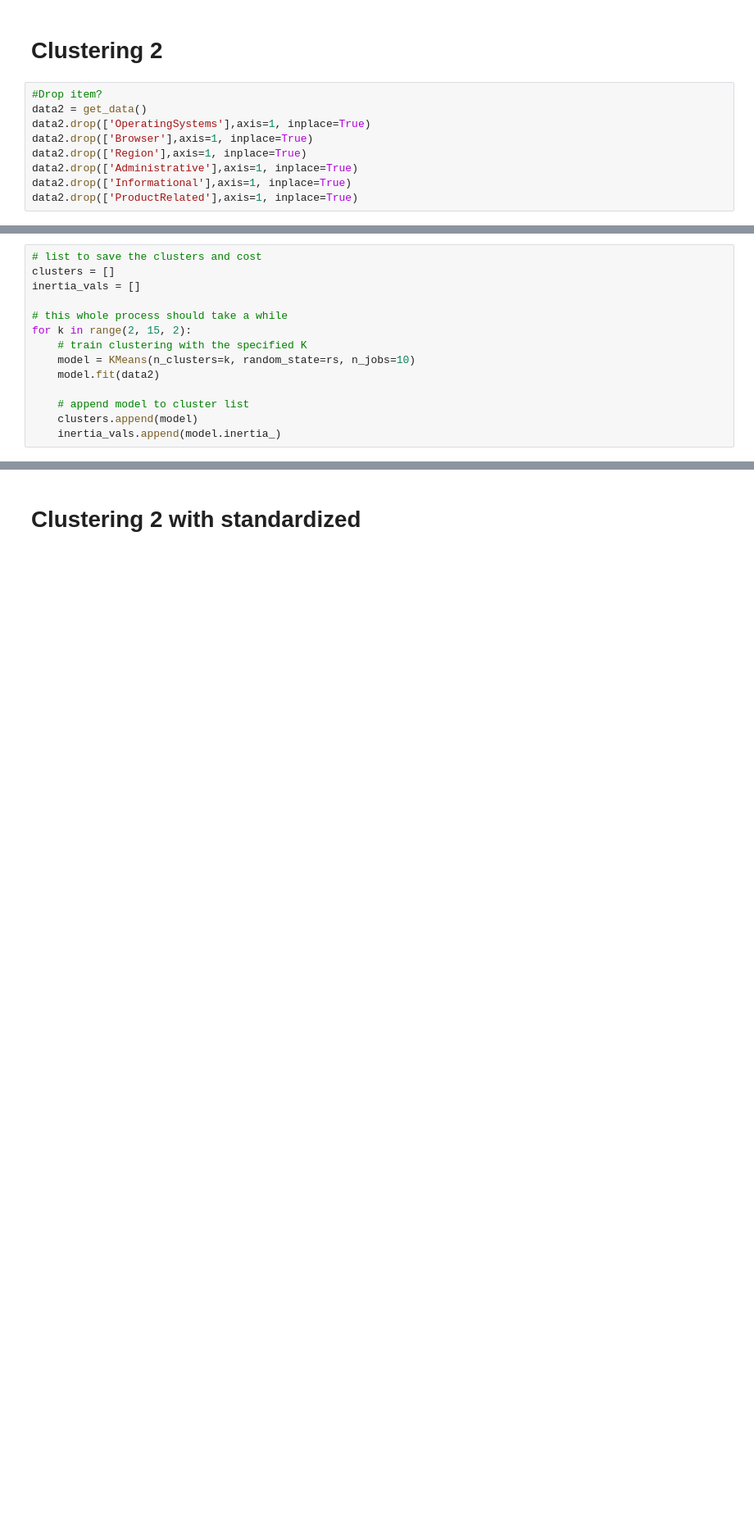
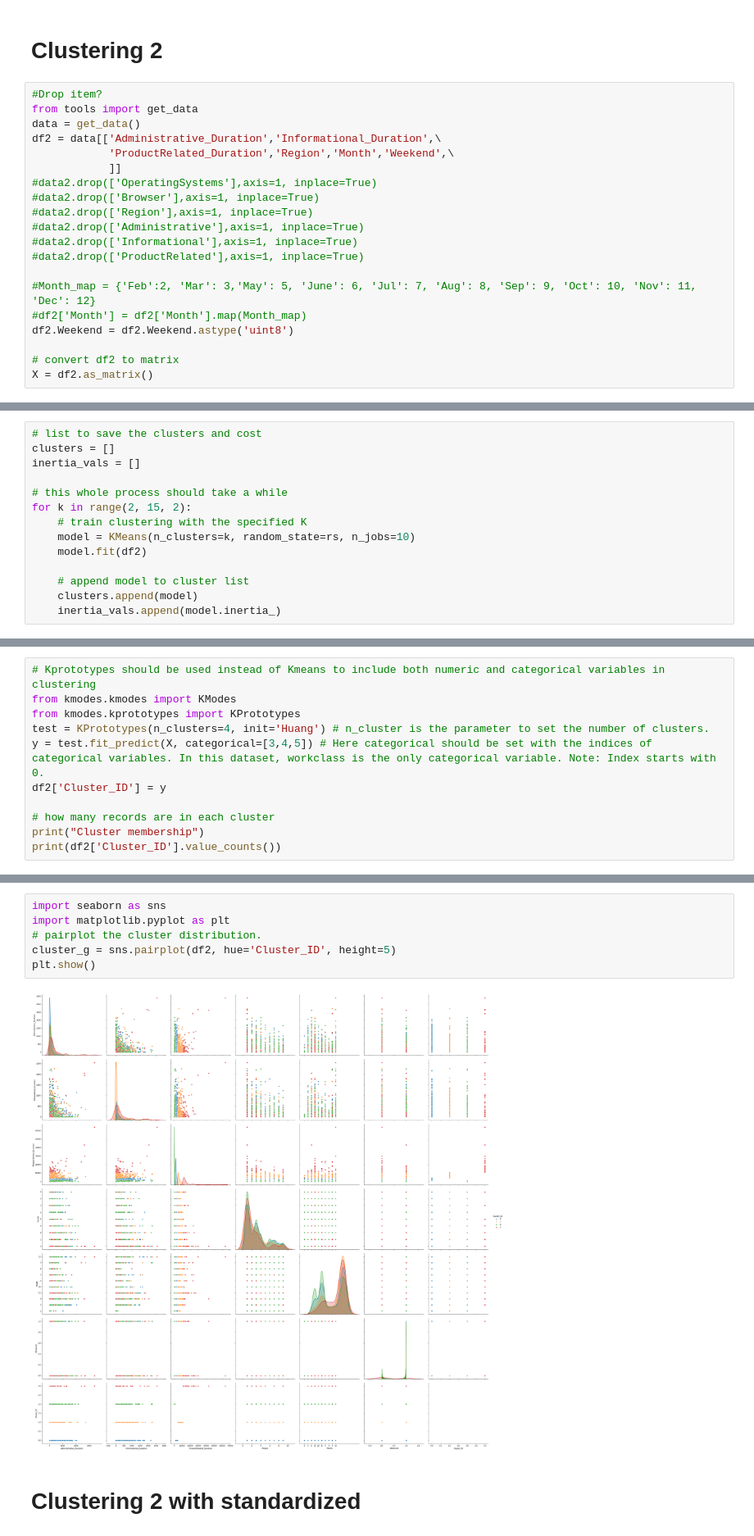
Before and after one commit to kminu/IFN_645, a Jupyter notebook: CaseStudy_2/Clustering.ipynb, the cells around one changed output, grey strips where cells are left out. Shown at 82% size. Saved outputs shown, nothing was run; the diff lists cells and outputs as text; blank space fills up the shorter version.

```diff
--- a/CaseStudy_2/Clustering.ipynb
+++ b/CaseStudy_2/Clustering.ipynb
@@ -577,10 +513,21 @@ data
 # Clustering 2
 # %%
 #Drop item?
-data2 = get_data()
-data2.drop(['OperatingSystems'],axis=1, inplace=True)
-data2.drop(['Browser'],axis=1, inplace=True)
-data2.drop(['Region'],axis=1, inplace=True)
-data2.drop(['Administrative'],axis=1, inplace=True)
-data2.drop(['Informational'],axis=1, inplace=True)
-data2.drop(['ProductRelated'],axis=1, inplace=True)
+from tools import get_data
+data = get_data()
+df2 = data[['Administrative_Duration','Informational_Duration',\
+            'ProductRelated_Duration','Region','Month','Weekend',\
+            ]]
+#data2.drop(['OperatingSystems'],axis=1, inplace=True)
+#data2.drop(['Browser'],axis=1, inplace=True)
+#data2.drop(['Region'],axis=1, inplace=True)
+#data2.drop(['Administrative'],axis=1, inplace=True)
+#data2.drop(['Informational'],axis=1, inplace=True)
+#data2.drop(['ProductRelated'],axis=1, inplace=True)
+
+#Month_map = {'Feb':2, 'Mar': 3,'May': 5, 'June': 6, 'Jul': 7, 'Aug': 8, 'Sep': 9, 'Oct': 10, 'Nov': 11, 'Dec': 12}
+#df2['Month'] = df2['Month'].map(Month_map)
+df2.Weekend = df2.Weekend.astype('uint8')
+
+# convert df2 to matrix
+X = df2.as_matrix()
@@ -645,7 +549,7 @@ inertia_vals = []
 for k in range(2, 15, 2):
     # train clustering with the specified K
     model = KMeans(n_clusters=k, random_state=rs, n_jobs=10)
-    model.fit(data2)
+    model.fit(df2)
 
     # append model to cluster list
     clusters.append(model)
@@ -733,0 +587,11 @@ Name: Cluster_ID, dtype: int64
+# %%
+# Kprototypes should be used instead of Kmeans to include both numeric and categorical variables in clustering
+from kmodes.kmodes import KModes
+from kmodes.kprototypes import KPrototypes
+test = KPrototypes(n_clusters=4, init='Huang') # n_cluster is the parameter to set the number of clusters.
+y = test.fit_predict(X, categorical=[3,4,5]) # Here categorical should be set with the indices of categorical variables. In this dataset, workclass is the only categorical variable. Note: Index starts with 0.
+df2['Cluster_ID'] = y
+
+# how many records are in each cluster
+print("Cluster membership")
+print(df2['Cluster_ID'].value_counts())
@@ -734,3 +609,11 @@ Name: Cluster_ID, dtype: int64
+# %%
+import seaborn as sns
+import matplotlib.pyplot as plt
+# pairplot the cluster distribution.
+cluster_g = sns.pairplot(df2, hue='Cluster_ID', height=5)
+plt.show()
+# %% [output]
+[figure, added]
 # %% [markdown]
 # Clustering 2 with standardized
 # %%
```
Also changed, not shown: parts of 18 cells of this notebook, 4 other files.
